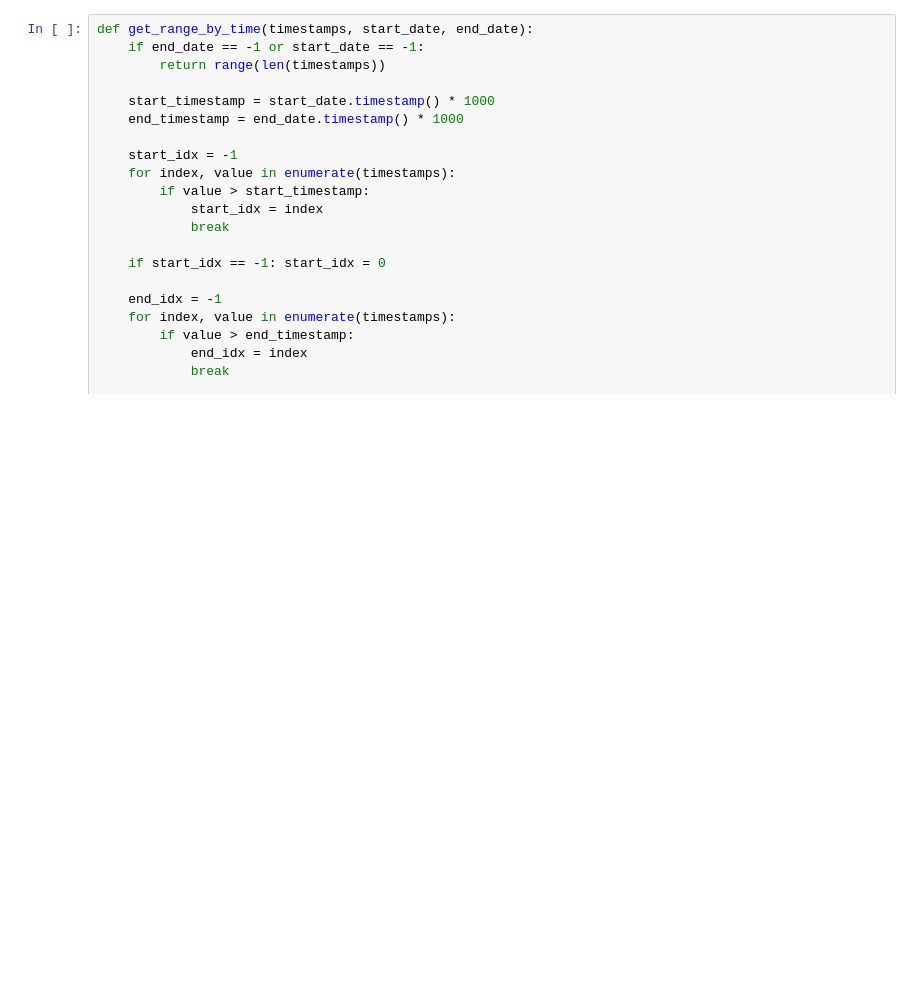
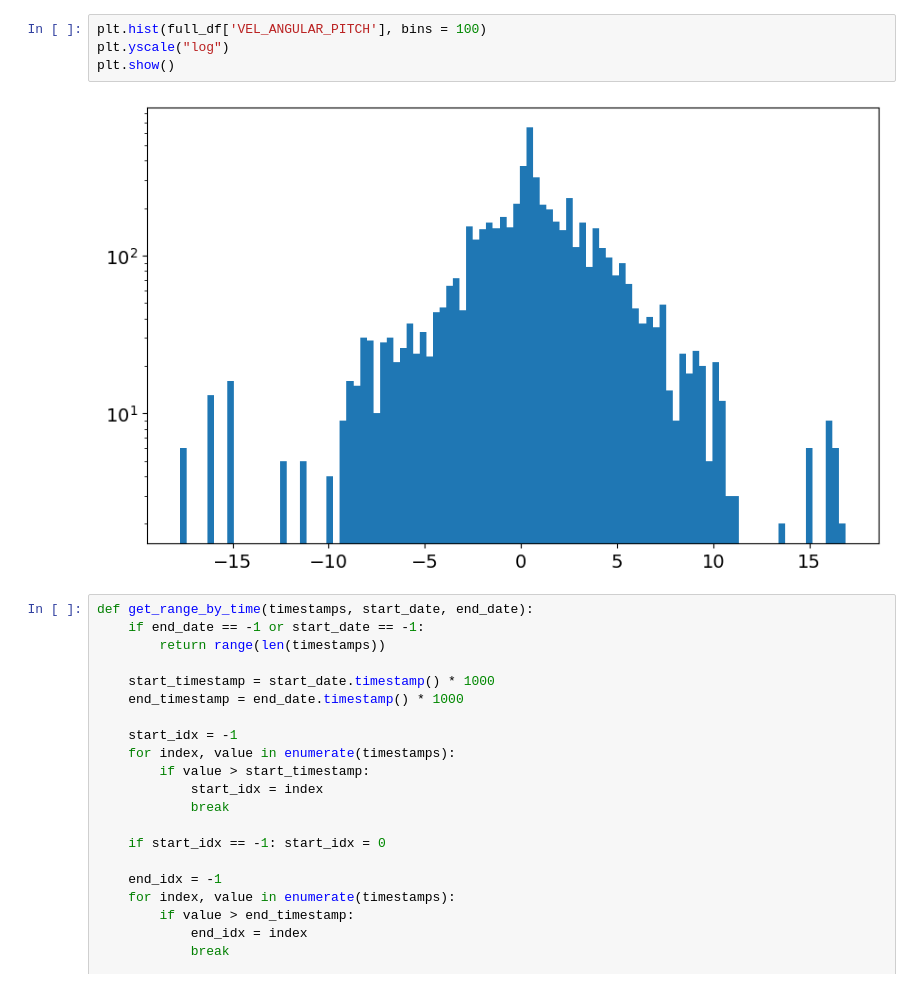
Before and after one commit to Tesla-UFMG/Data-Analysis, a Jupyter notebook: csv_testing.ipynb, the cells around one changed output. Cells and saved outputs as stored; diff of their text form; blank space fills up the shorter version.

```diff
--- a/csv_testing.ipynb
+++ b/csv_testing.ipynb
@@ -36,3 +20,9 @@ full_df.tail(20)
+# %%
+plt.hist(full_df['VEL_ANGULAR_PITCH'], bins = 100)
+plt.yscale("log")
+plt.show()
+# %% [output]
+[figure, added]
 # %%
 def get_range_by_time(timestamps, start_date, end_date):
     if end_date == -1 or start_date == -1:
```
Also changed, not shown: parts of 4 cells of this notebook, 24 other files.
